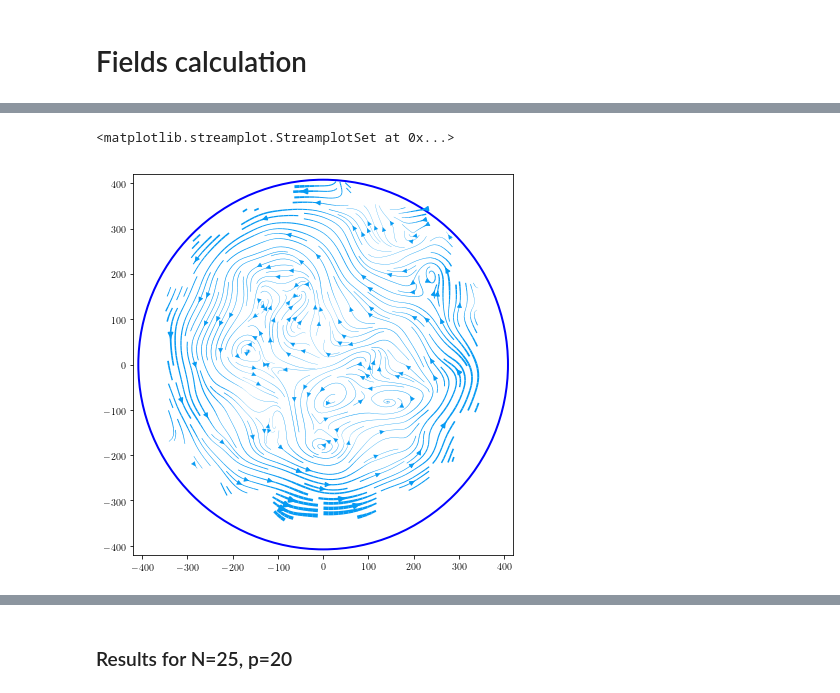
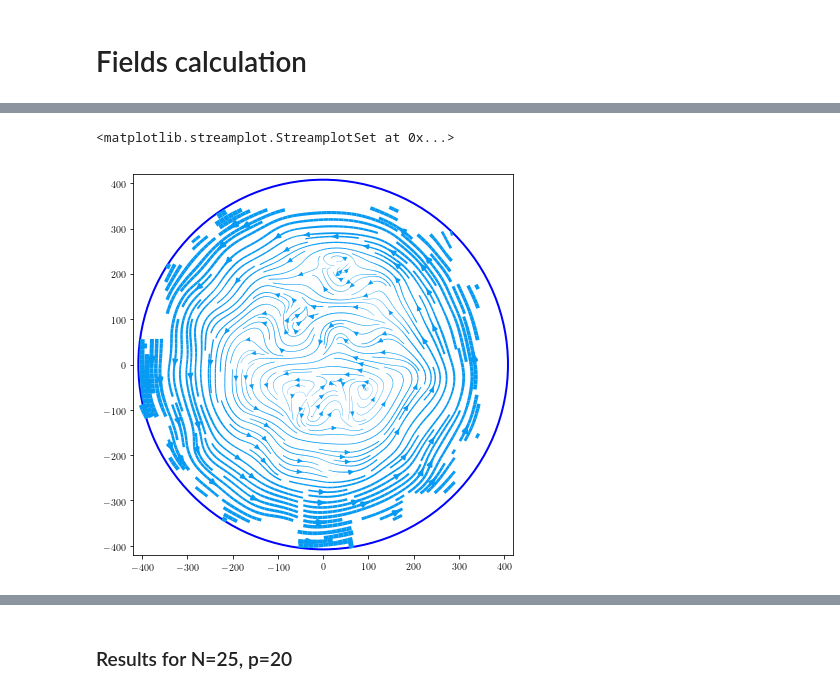
Before and after one commit to fvegar/brownian, a Jupyter notebook: chiral_tracks.ipynb, the cells around one changed output, grey strips where cells are left out. Cells and saved outputs as stored; diff of their text form; code cells hidden in the pictures.

```diff
--- a/chiral_tracks.ipynb
+++ b/chiral_tracks.ipynb
@@ -105,7 +105,7 @@ def pdisplay(info):
 # This function reads pickle binary file (.pkl) with trajectories
 def get_info(series_directory, hash_prefix):
     global info
-    nombre = '/home/fvega/Datos/blades/info_files/' + hash_prefix + '.txt'
+    nombre = '/home/fvega/Datos/blades/'+ series_directory + '/info/'  + hash_prefix + '.txt'
     with open(nombre) as f:
         jsonstr = json.load(f)
     info = pd.json_normalize(jsonstr)
@@ -115,7 +115,7 @@ def get_info(series_directory, hash_prefix):
 def simple_pickle_read(series_directory, hash_prefix):
     global Nframes, Ntracks
     # Read table in pickle format
-    nombre = '/home/fvega/Datos/blades/' + series_directory +  hash_prefix \
+    nombre = '/home/fvega/Datos/blades/' + series_directory  + '/tracks/900fps/' +  hash_prefix \
        + '.pkl.xz'
     tabla = pd.read_pickle(nombre, compression='infer')
     tabla = tabla.reset_index(drop=True) # por si los indices salen desordenados
@@ -648,18 +784,18 @@ storing all tracks (maxima arrays corrected)
 # %% [markdown]
 # Fields calculation
 # %%
-R = 400
+R = info.ROI_radius[0]
 limits = [[-R, R], [- R, + R]]
-xc = 656
-yc = 395
+xc = info.ROI_center[0][0]
+yc = info['shape'][0][1] - info.ROI_center[0][1]
 
 x = datos.x.values - xc
 y = datos.y.values - yc
 NBIN = 15
 
-Y, X = np.mgrid[ 400 - R:400 + R:NBIN*1j,xc - R:xc + R:NBIN*1j]
-X = X - xc
-Y = Y - yc
+Y, X = np.mgrid[ -400 :400 :NBIN*1j, -400: 400: NBIN*1j]
+#X = X - xc
+#Y = Y - yc
 
 ux = stats.binned_statistic_2d(x, y, datos.vx.values, statistic='mean', bins=NBIN, range=limits)[0].T
 uy = stats.binned_statistic_2d(x, y, datos.vy.values, statistic='mean', bins=NBIN, range=limits)[0].T
@@ -697,19 +828,19 @@ plt.imshow(T*n, interpolation='gaussian')
 # %%
 plt.close('all')
 figure, axes = plt.subplots(figsize=(7,7))
 
 draw_circle = plt.Circle((0, 0), 408, fill=False, color='b', linewidth=2)
 
 axes.set_aspect(1)
 axes.add_artist(draw_circle)
 
-lw = 10* speed
+lw = 30* speed
 plt.xlim(-420,420)
 plt.ylim(-420,420)
 plt.streamplot(X, Y, ux, uy, color='xkcd:azure', density=2.6, linewidth=lw)
 # %% [output]
 <matplotlib.streamplot.StreamplotSet at 0x...>
-[figure, old version]
+[figure, new version]
 # %%
 fig, ax1 = plt.subplots(figsize=(7, 7))
 
```
Also changed, not shown: parts of 18 cells of this notebook.
